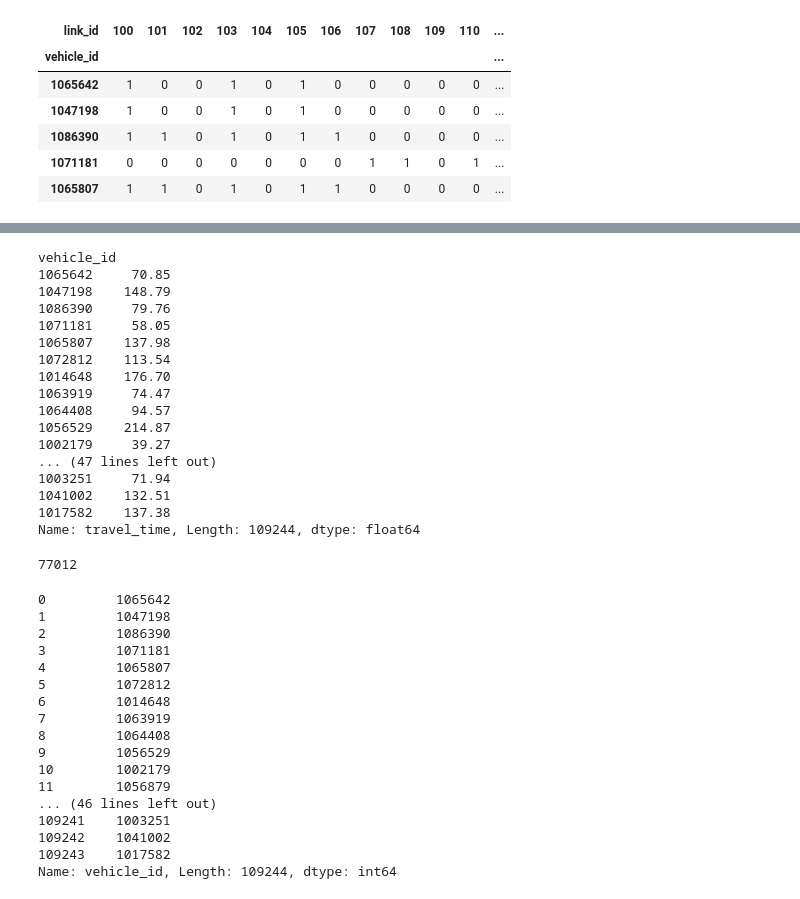
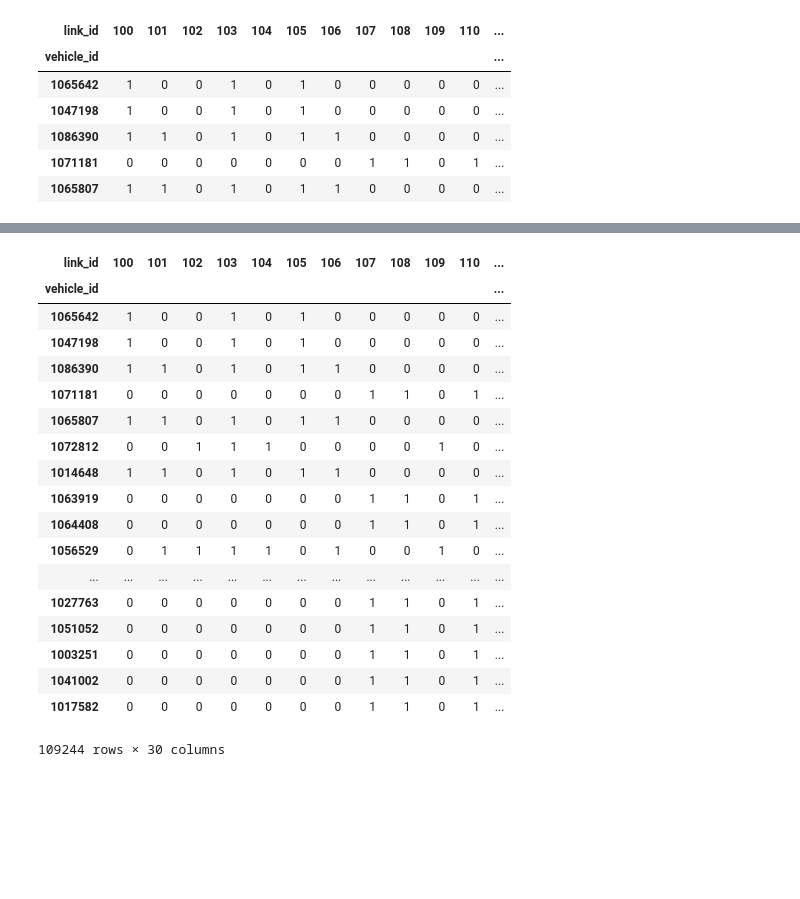
Before and after one commit to muciyuallen/TrafficFlowOptimization, a Jupyter notebook: Exploratory_Data_Analysis.ipynb, the cells around one changed output, grey strips where cells are left out. Drawn from its saved outputs; the diff is of its cells as text; code cells hidden in the pictures; blank space fills up the shorter version.

```diff
--- a/Exploratory_Data_Analysis.ipynb
+++ b/Exploratory_Data_Analysis.ipynb
@@ -448,44 +484,22 @@ V_df_train = V_df.drop(columns = ['start_time', 'loc_time'], axis = 1)
 # %%
-V_df.travel_time
+V_df
 # %% [output]
+| link_id | 100 | 101 | 102 | 103 | 104 | 105 | 106 | 107 | 108 | 109 | 110 | ... |
+| vehicle_id |  |  |  |  |  |  |  |  |  |  |  | ... |
+| 1065642 | 1 | 0 | 0 | 1 | 0 | 1 | 0 | 0 | 0 | 0 | 0 | ... |
+| 1047198 | 1 | 0 | 0 | 1 | 0 | 1 | 0 | 0 | 0 | 0 | 0 | ... |
+| 1086390 | 1 | 1 | 0 | 1 | 0 | 1 | 1 | 0 | 0 | 0 | 0 | ... |
+| 1071181 | 0 | 0 | 0 | 0 | 0 | 0 | 0 | 1 | 1 | 0 | 1 | ... |
+| 1065807 | 1 | 1 | 0 | 1 | 0 | 1 | 1 | 0 | 0 | 0 | 0 | ... |
+| 1072812 | 0 | 0 | 1 | 1 | 1 | 0 | 0 | 0 | 0 | 1 | 0 | ... |
+| 1014648 | 1 | 1 | 0 | 1 | 0 | 1 | 1 | 0 | 0 | 0 | 0 | ... |
+| 1063919 | 0 | 0 | 0 | 0 | 0 | 0 | 0 | 1 | 1 | 0 | 1 | ... |
+| 1064408 | 0 | 0 | 0 | 0 | 0 | 0 | 0 | 1 | 1 | 0 | 1 | ... |
+| 1056529 | 0 | 1 | 1 | 1 | 1 | 0 | 1 | 0 | 0 | 1 | 0 | ... |
+| ... | ... | ... | ... | ... | ... | ... | ... | ... | ... | ... | ... | ... |
+| 1027763 | 0 | 0 | 0 | 0 | 0 | 0 | 0 | 1 | 1 | 0 | 1 | ... |
+| 1051052 | 0 | 0 | 0 | 0 | 0 | 0 | 0 | 1 | 1 | 0 | 1 | ... |
+| 1003251 | 0 | 0 | 0 | 0 | 0 | 0 | 0 | 1 | 1 | 0 | 1 | ... |
+| 1041002 | 0 | 0 | 0 | 0 | 0 | 0 | 0 | 1 | 1 | 0 | 1 | ... |
+| 1017582 | 0 | 0 | 0 | 0 | 0 | 0 | 0 | 1 | 1 | 0 | 1 | ... |
-vehicle_id
-1065642     70.85
-1047198    148.79
-1086390     79.76
-1071181     58.05
-1065807    137.98
-1072812    113.54
-1014648    176.70
-1063919     74.47
-1064408     94.57
-1056529    214.87
-1002179     39.27
-... (47 lines left out)
-1003251     71.94
-1041002    132.51
-1017582    137.38
-Name: travel_time, Length: 109244, dtype: float64
+109244 rows × 30 columns
-# %%
-V_df.index.nunique()
-# %% [output]
-77012
-# %%
-trajectories.vehicle_id
-# %% [output]
-0         1065642
-1         1047198
-2         1086390
-3         1071181
-4         1065807
-5         1072812
-6         1014648
-7         1063919
-8         1064408
-9         1056529
-10        1002179
-11        1056879
-... (46 lines left out)
-109241    1003251
-109242    1041002
-109243    1017582
-Name: vehicle_id, Length: 109244, dtype: int64
```
Also changed, not shown: parts of 16 cells of this notebook.
